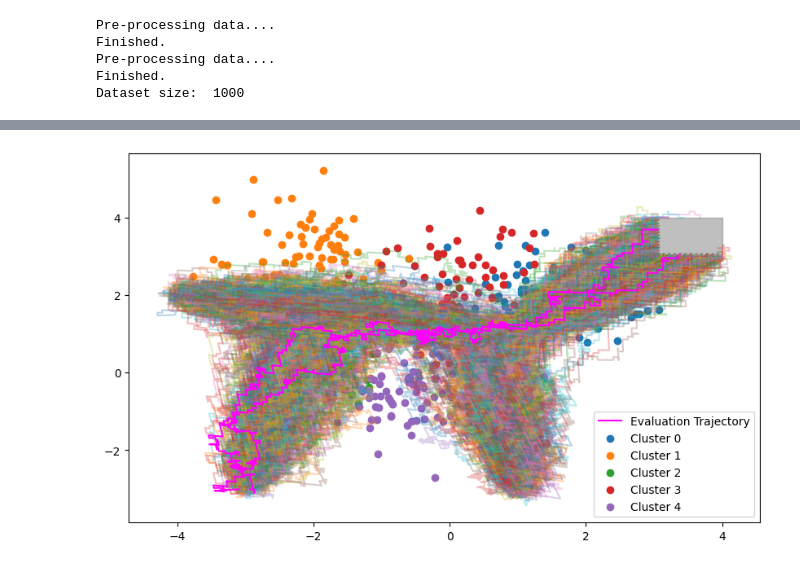
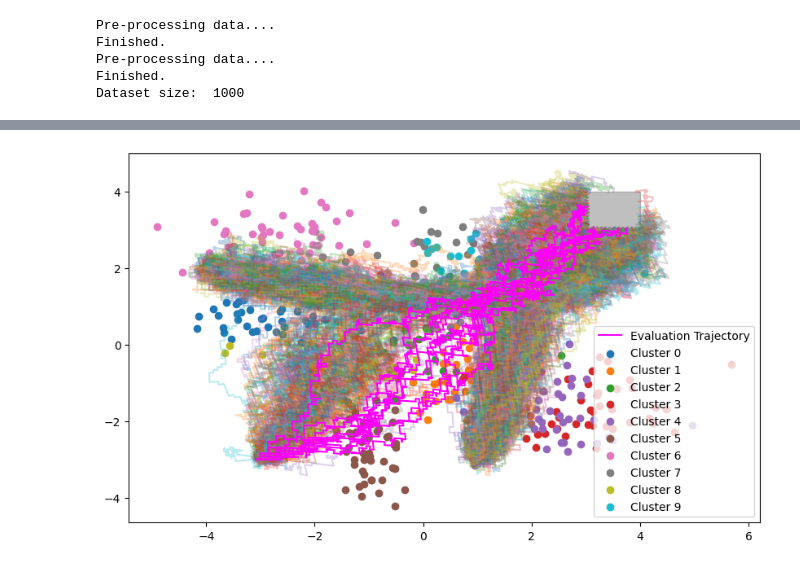
Before and after one commit to jackteversham/concepts-ope, a Jupyter notebook: learning_policies.ipynb, the cells around one changed output, grey strips where cells are left out. Drawn from its saved outputs; the diff is of its cells as text; code cells hidden in the pictures.

```diff
--- a/learning_policies.ipynb
+++ b/learning_policies.ipynb
@@ -18,7 +18,7 @@ def load_dataset_and_trajectories(filename):
     print(npz.files)
     return npz['centroids'], npz['clusters'], npz['trajectories'], npz['rewards'], npz['unique_concepts'], npz['concepts'], npz['actions']
 
-means, clusters, trajectories, rewards, unique_concepts, concepts, actions = load_dataset_and_trajectories("saved_data/dataset_epsilon_large.npz") #We're using dataset_large and dataset_knn
+means, clusters, trajectories, rewards, unique_concepts, concepts, actions = load_dataset_and_trajectories("saved_data/dataset_epsilon_more_concepts.npz") #We're using dataset_large and dataset_knn
 print(trajectories.shape)
 print(rewards.shape)
 print(unique_concepts.shape)
@@ -166,7 +203,7 @@ print((d0+d1+d2+d3+d4)/5)
 # %% [output]
 [0.38660187 0.1295562  0.409095   0.07474691]
 # %%
-concept_model = keras.models.load_model("saved_models/c|s")
+concept_model = keras.models.load_model("saved_models/c_10|s")
 evaluation_env = WindyGridworld(len(means), "simple", knn, means, pi_b_c, None, concept_model)
 # %%
 history = evaluation_env.play(True, [], [], [], [], [], s = np.array([-3,-3]))
@@ -480,17 +518,17 @@ class Estimator():
         evaluation_dist_copy = copy.deepcopy(evaluation_dist)
         # print(len(evaluation_dist), len(behaviour_dist), len(behaviour_trajectory))
         for j in range(len(evaluation_dist)):
-            epsilon = 0.5
-            dist_index = np.random.choice([0,1],1,p=[1-epsilon,epsilon])[0]
-            if dist_index == 1:
-                replacement_distribution = eval_policy
-                evaluation_dist_copy[j] = replacement_distribution
+        #     epsilon = 0.5
+        #     dist_index = np.random.choice([0,1],1,p=[1-epsilon,epsilon])[0]
+        #     if dist_index == 1:
+        #         replacement_distribution = eval_policy
+        #         evaluation_dist_copy[j] = replacement_distribution
 
-            # if behaviour_trajectory[j][0] < -1 and behaviour_trajectory[j][1] < -1:
-            #     epsilon = 0.7
-            #     dist_index = np.random.choice([0,1],1,p=[1-epsilon,epsilon])[0]
-            #     if dist_index == 1:
-            #         evaluation_dist_copy[j] = eval_policy
+            if behaviour_trajectory[j][0] < -1 and behaviour_trajectory[j][1] < -1:
+                epsilon = 0.7
+                dist_index = np.random.choice([0,1],1,p=[1-epsilon,epsilon])[0]
+                if dist_index == 1:
+                    evaluation_dist_copy[j] = eval_policy
 
 
 
@@ -543,8 +581,8 @@ estimator = Estimator(trajectories_subset=trajectories_subset,behaviour_distribu
 concept_estimator = Estimator(trajectories_subset=trajectories_subset, behaviour_distributions=behaviour_distributions_c, evaluation_distributions=evaluation_distributions_c, action_indicies=action_indicies)
 
 dataset_sizes = [100, 300, 500, 700, 850]
-# dataset_sizes = [300, 500, 700, 900]
-num_trials = 20
+dataset_sizes = [ 300, 500, 700]
+num_trials = 100
 data = {}
 data_no_outliers = {}
 
@@ -552,7 +590,7 @@ for D in dataset_sizes:
     values1, values2, ess_values1, ess_values2 = [], [], [], []
     for i in tqdm(range(num_trials)):
         #[0.25,0.1,0.4,0.25]
-        eval_policy = [0.4,0.1,0.45,0.05]  # [0.38660187, 0.1295562,  0.409095 ,  0.07474691], [0.438365   0.11837474 0.3666041  0.07665614] is the actual distributoin over concepts in this region
+        eval_policy = [0.25,  0.1, 0.55 ,  0.1 ]  # [0.38660187, 0.1295562,  0.409095 ,  0.07474691], [0.438365   0.11837474 0.3666041  0.07665614] is the actual distributoin over concepts in this region
         estimate, small_weights, on_policy_value, observed_evaluation_distributions = estimator.PDIS(D, eval_policy=eval_policy)
         estimate_concepts, small_weights_concepts, on_policy_value_concepts, observed_evaluation_distributions_concepts = concept_estimator.PDIS(D, eval_policy=eval_policy)
         values1.append(estimate)
@@ -660,28 +695,29 @@ for j in tqdm(range(10)):
 # %%
 def plot_eval_trajectories(eval_trajectories,trajectories):
     fig, ax = plt.subplots(figsize=(10,6), dpi=100)
 
 
     for history in trajectories:
         plt.plot(history[:, 0], history[:, 1], alpha=0.3)
 
     for history in eval_trajectories:
         plt.plot(history[:, 0], history[:, 1], color="magenta")
     plt.plot(history[0, 0], history[0, 1], color="magenta", label="Evaluation Trajectory") #for legend purposes
 
     rect = patches.Rectangle([3, 3], 1, 1, fill=True, color="grey", alpha=0.5)
     ax.add_patch(rect)
     for i in range(len(means)):
-        start = i*100
-        end = (i+1)*100
+        num_points = int(len(clusters)/len(means))
+        start = i*num_points
+        end = (i+1)*num_points
         plt.scatter(clusters[start:end,0], clusters[start:end,1], label=f"Cluster {i}")
 
     plt.legend()
     plt.show()
 
 plot_eval_trajectories(eval_trajectories, trajectories_subset)
 # %% [output]
-[figure, old version]
+[figure, new version]
 # %%
 lengths = [len(eval_traj) for eval_traj in eval_trajectories]
 print(lengths)
```
Also changed, not shown: parts of 12 cells of this notebook, 21 other files.
